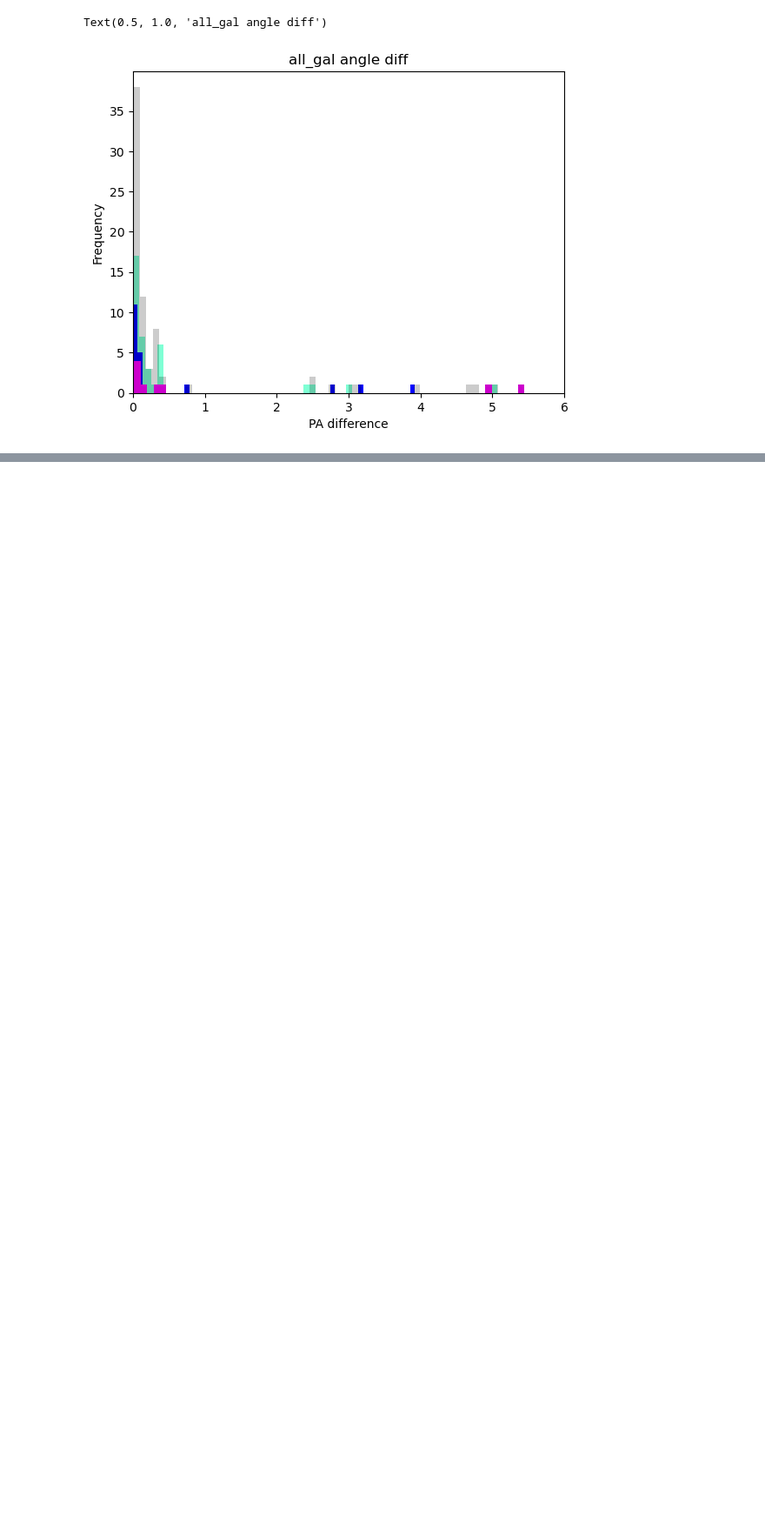
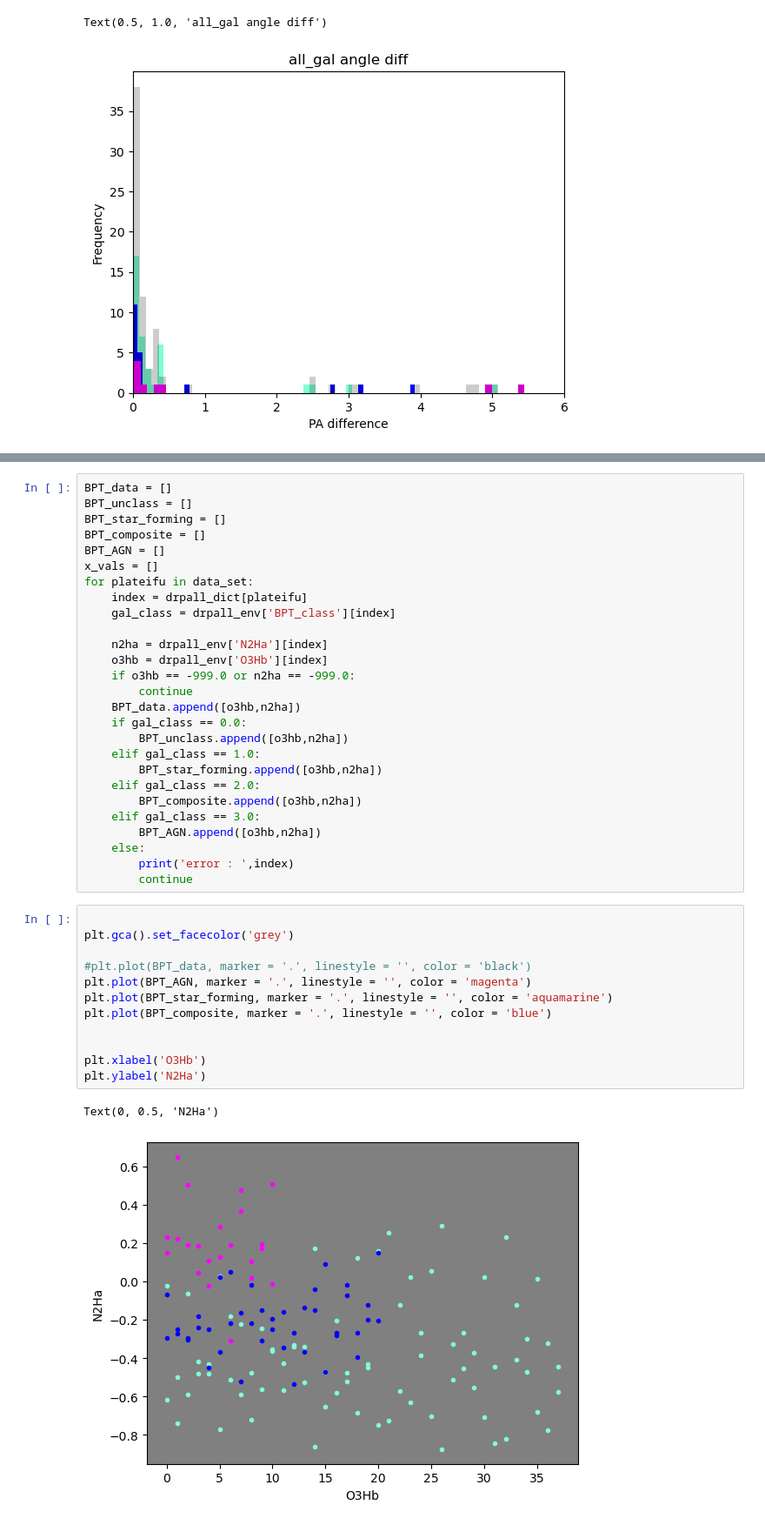
Before and after one commit to DESI-UR/MaNGA-VelMap, a Jupyter notebook: Notebooks/environment_class.ipynb, the cells around one changed output, grey strips where cells are left out. Shown: that part at 87% size. Drawn from its saved outputs; the diff is of its cells as text; blank space fills up the shorter version.

```diff
--- a/Notebooks/environment_class.ipynb
+++ b/Notebooks/environment_class.ipynb
@@ -112,0 +173,42 @@ Text(0.5, 1.0, 'all_gal angle diff')
+# %%
+BPT_data = []
+BPT_unclass = []
+BPT_star_forming = []
+BPT_composite = []
+BPT_AGN = []
+x_vals = []
+for plateifu in data_set:
+    index = drpall_dict[plateifu]
+    gal_class = drpall_env['BPT_class'][index]
+
+    n2ha = drpall_env['N2Ha'][index]
+    o3hb = drpall_env['O3Hb'][index]
+    if o3hb == -999.0 or n2ha == -999.0:
+        continue
+    BPT_data.append([o3hb,n2ha])
+    if gal_class == 0.0:
+        BPT_unclass.append([o3hb,n2ha])
+    elif gal_class == 1.0:
+        BPT_star_forming.append([o3hb,n2ha])
+    elif gal_class == 2.0:
+        BPT_composite.append([o3hb,n2ha])
+    elif gal_class == 3.0:
+        BPT_AGN.append([o3hb,n2ha])
+    else:
+        print('error : ',index)
+        continue
+# %%
+
+plt.gca().set_facecolor('grey')
+
+#plt.plot(BPT_data, marker = '.', linestyle = '', color = 'black')
+plt.plot(BPT_AGN, marker = '.', linestyle = '', color = 'magenta')
+plt.plot(BPT_star_forming, marker = '.', linestyle = '', color = 'aquamarine')
+plt.plot(BPT_composite, marker = '.', linestyle = '', color = 'blue')
+
+
+plt.xlabel('O3Hb')
+plt.ylabel('N2Ha')
+# %% [output]
+Text(0, 0.5, 'N2Ha')
+[figure, added]
```
Also changed, not shown: parts of 3 cells of this notebook.
